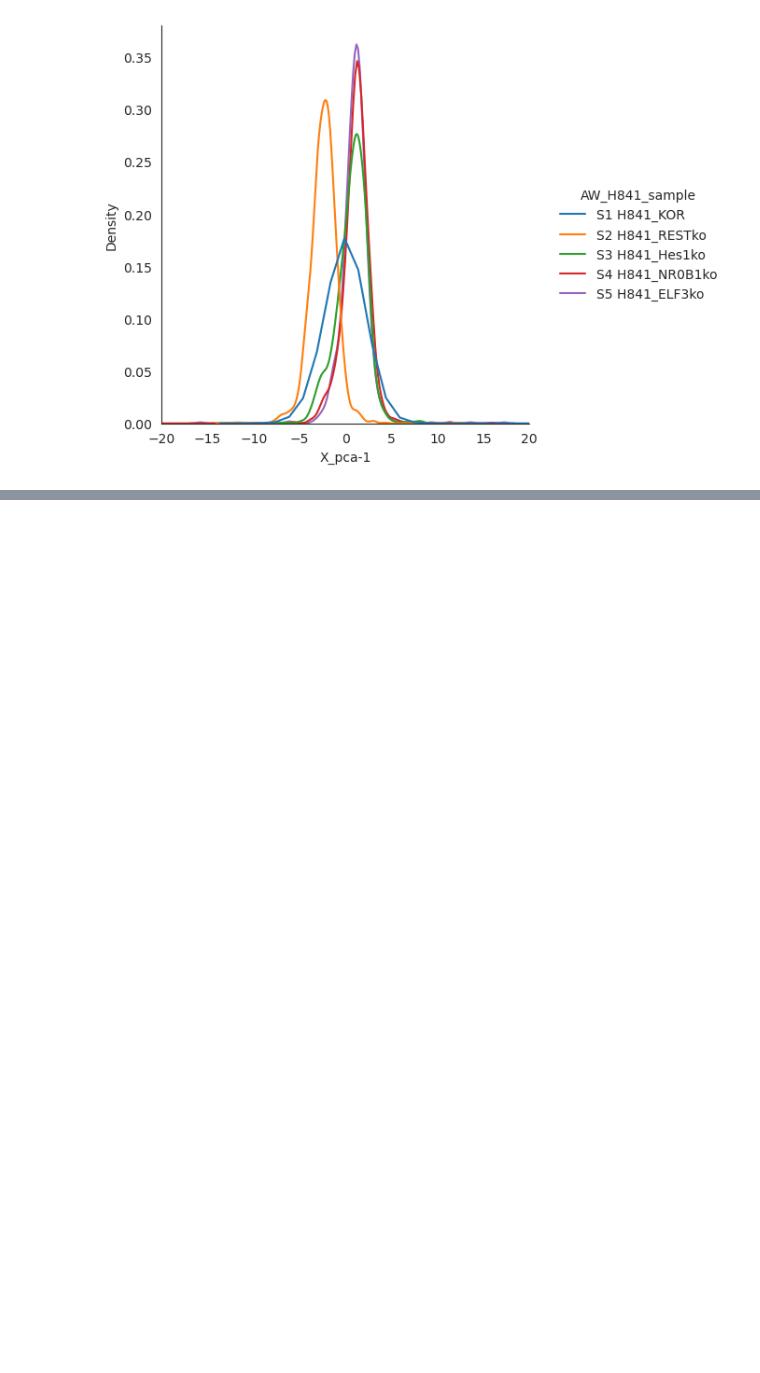
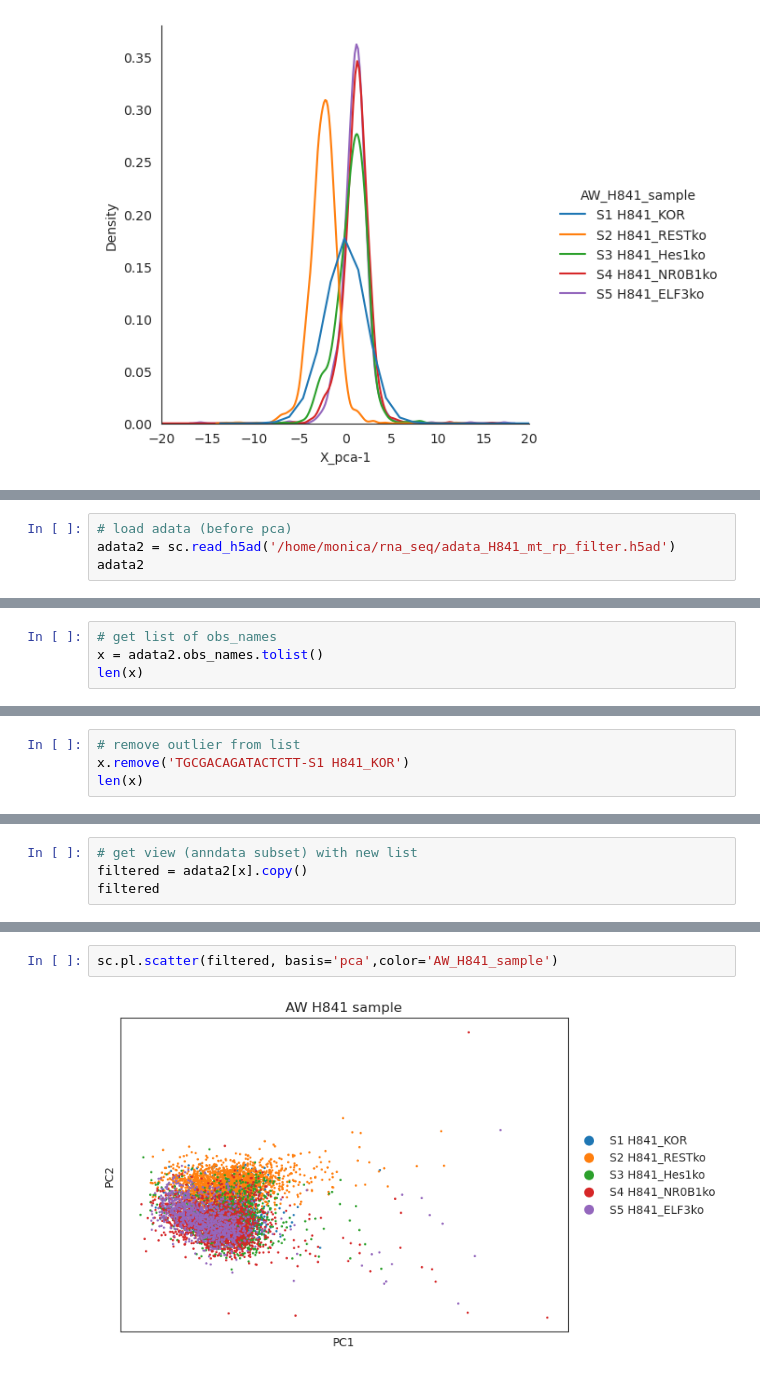
Before and after one commit to QuLab-VU/tempo_code, a Jupyter notebook: rna_seq/H841_MT_RP_filter.ipynb, the cells around one changed output, grey strips where cells are left out. Saved outputs shown, nothing was run; the diff lists cells and outputs as text; blank space fills up the shorter version.

Commit message:
Removing outlier and re-running PCA

```diff
--- a/rna_seq/H841_MT_RP_filter.ipynb
+++ b/rna_seq/H841_MT_RP_filter.ipynb
@@ -340,0 +355,4 @@ fig3.savefig("/home/monica/git-repos/tempo_code/rna_seq/figures/H841_mt_rp_filte
+# %%
+# load adata (before pca)
+adata2 = sc.read_h5ad('/home/monica/rna_seq/adata_H841_mt_rp_filter.h5ad')
+adata2
@@ -340,0 +380,4 @@ fig3.savefig("/home/monica/git-repos/tempo_code/rna_seq/figures/H841_mt_rp_filte
+# %%
+# get list of obs_names
+x = adata2.obs_names.tolist()
+len(x)
@@ -340,0 +386,4 @@ fig3.savefig("/home/monica/git-repos/tempo_code/rna_seq/figures/H841_mt_rp_filte
+# %%
+# remove outlier from list
+x.remove('TGCGACAGATACTCTT-S1 H841_KOR')
+len(x)
@@ -340,0 +392,4 @@ fig3.savefig("/home/monica/git-repos/tempo_code/rna_seq/figures/H841_mt_rp_filte
+# %%
+# get view (anndata subset) with new list
+filtered = adata2[x].copy()
+filtered
@@ -340,0 +413,4 @@ fig3.savefig("/home/monica/git-repos/tempo_code/rna_seq/figures/H841_mt_rp_filte
+# %%
+sc.pl.scatter(filtered, basis='pca',color='AW_H841_sample')
+# %% [output]
+[figure, added]
```
Also changed, not shown: parts of 16 cells of this notebook.
